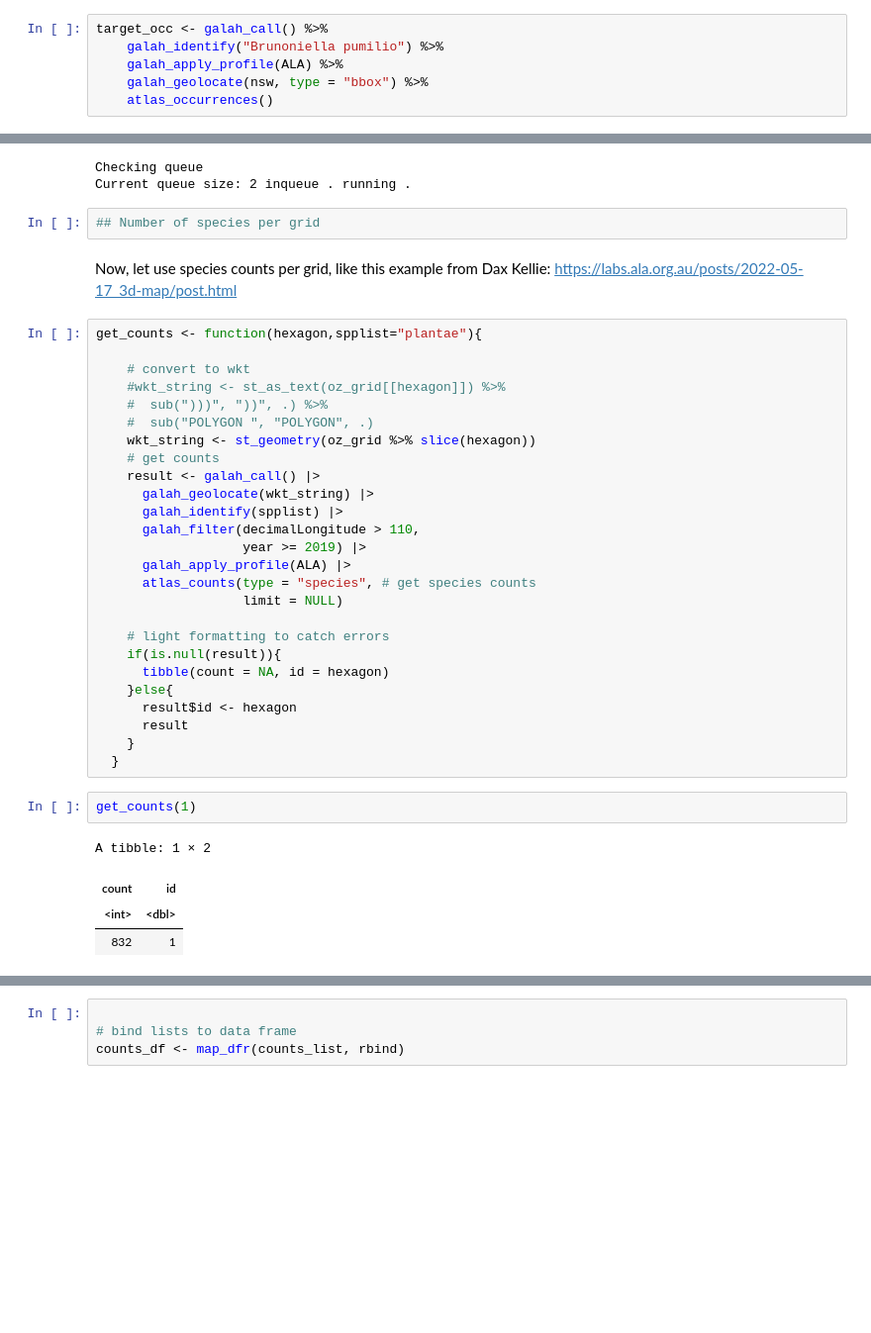
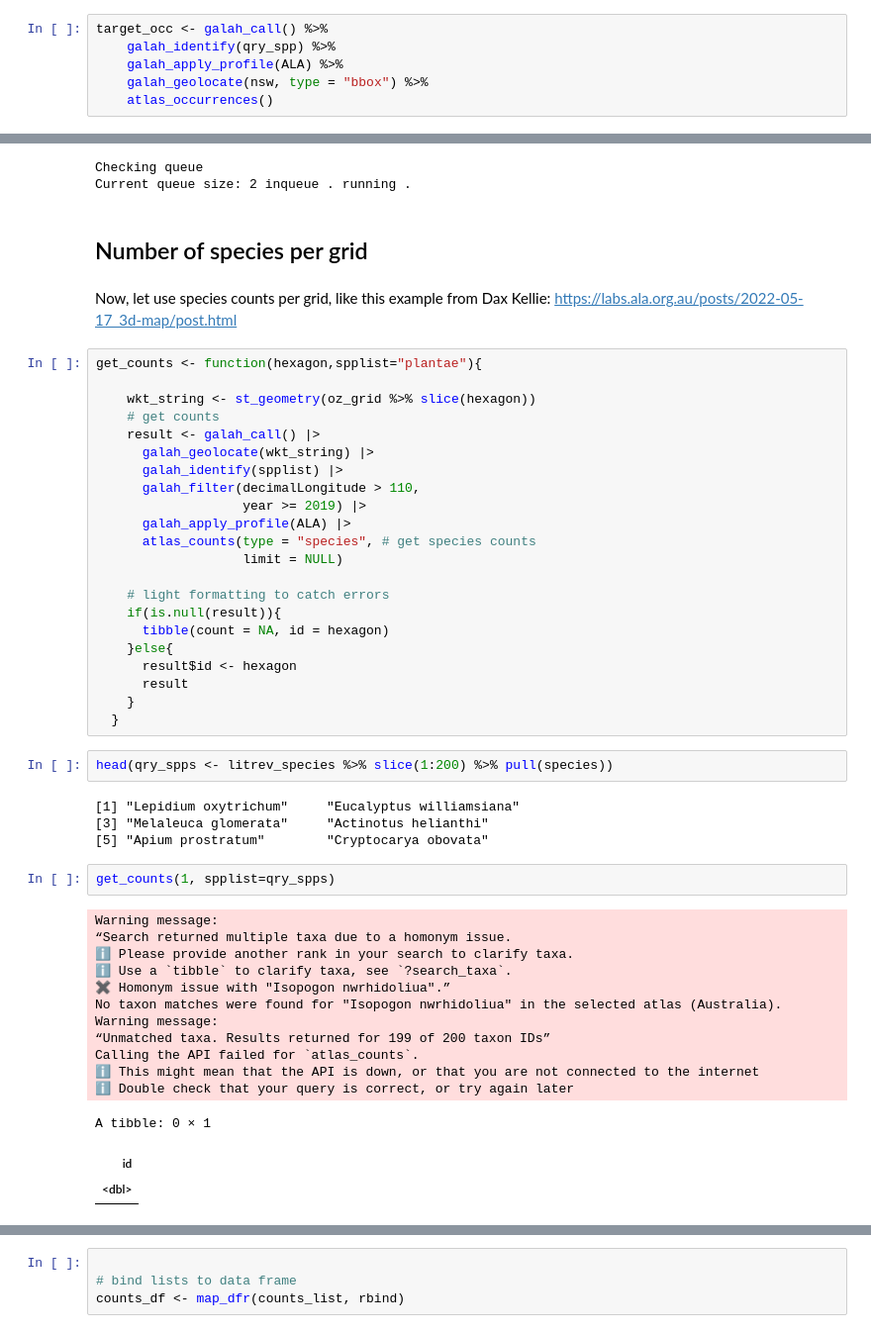
Before and after one commit to ces-unsw-edu-au/fireveg-analysis, a Jupyter notebook: R/Map-species-in-hexgrid.ipynb, the cells around one changed output, grey strips where cells are left out. Shown: that part at 99% size. Saved outputs shown, nothing was run; the diff lists cells and outputs as text; blank space fills up the shorter version.

```diff
--- a/R/Map-species-in-hexgrid.ipynb
+++ b/R/Map-species-in-hexgrid.ipynb
@@ -22,6 +93,6 @@ nsw <- st_transform(ozmaps::ozmap_states, 4326) %>% filter(NAME == "New South Wa
 # %%
 target_occ <- galah_call() %>%
-    galah_identify("Brunoniella pumilio") %>%
+    galah_identify(qry_spp) %>%
     galah_apply_profile(ALA) %>%
     galah_geolocate(nsw, type = "bbox") %>%
     atlas_occurrences()
@@ -146,17 +184,13 @@ target_occ <- galah_call() %>%
 This query will return 17 records
 Checking queue
 Current queue size: 2 inqueue . running .
-# %%
-## Number of species per grid
+# %% [markdown]
+## Number of species per grid
 # %% [markdown]
 Now, let use species counts per grid, like this example from Dax Kellie: https://labs.ala.org.au/posts/2022-05-17_3d-map/post.html
 # %%
 get_counts <- function(hexagon,spplist="plantae"){
 
-    # convert to wkt
-    #wkt_string <- st_as_text(oz_grid[[hexagon]]) %>%
-    #  sub(")))", "))", .) %>%
-    #  sub("POLYGON ", "POLYGON", .)
     wkt_string <- st_geometry(oz_grid %>% slice(hexagon))
     # get counts
     result <- galah_call() |>
@@ -176,13 +210,29 @@ get_counts <- function(hexagon,spplist="plantae"){
       result
     }
   }
+# %%
+head(qry_spps <- litrev_species %>% slice(1:200) %>% pull(species))
+# %% [output]
+[1] "Lepidium oxytrichum"     "Eucalyptus williamsiana"
+[3] "Melaleuca glomerata"     "Actinotus helianthi"
+[5] "Apium prostratum"        "Cryptocarya obovata"
 # %%
-get_counts(1)
+get_counts(1, spplist=qry_spps)
 # %% [output]
-A tibble: 1 × 2
+Warning message:
+“Search returned multiple taxa due to a homonym issue.
+ℹ Please provide another rank in your search to clarify taxa.
+ℹ Use a `tibble` to clarify taxa, see `?search_taxa`.
+✖ Homonym issue with "Isopogon nwrhidoliua".”
+No taxon matches were found for "Isopogon nwrhidoliua" in the selected atlas (Australia).
+Warning message:
+“Unmatched taxa. Results returned for 199 of 200 taxon IDs”
+Calling the API failed for `atlas_counts`.
+ℹ This might mean that the API is down, or that you are not connected to the internet
+ℹ Double check that your query is correct, or try again later
+A tibble: 0 × 1
-| count | id |
-| <int> | <dbl> |
-| 832 | 1 |
+| id |
+| <dbl> |
 # %%
 
 # download number of species for each polygon
```
Also changed, not shown: parts of 19 cells of this notebook, 1 other file.
